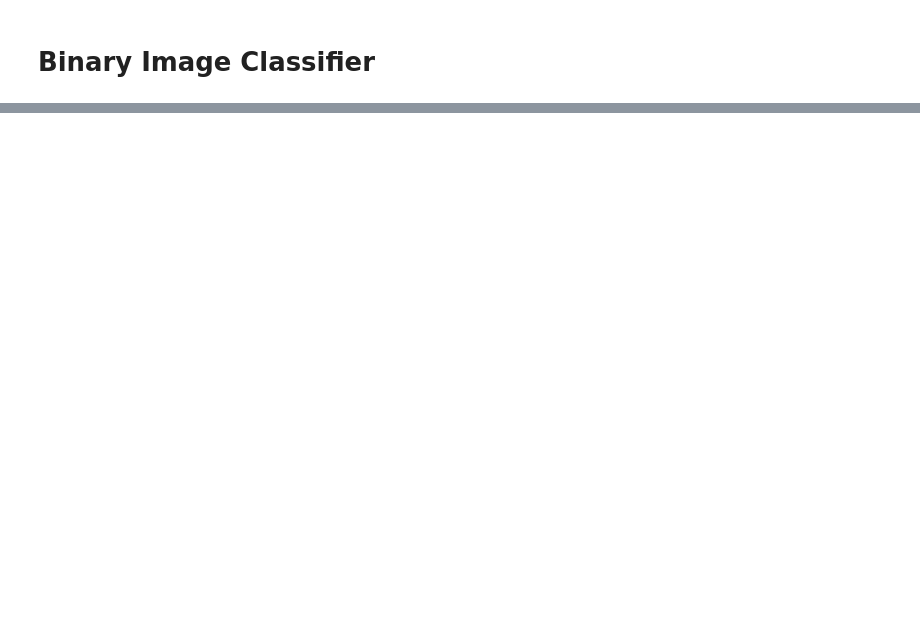
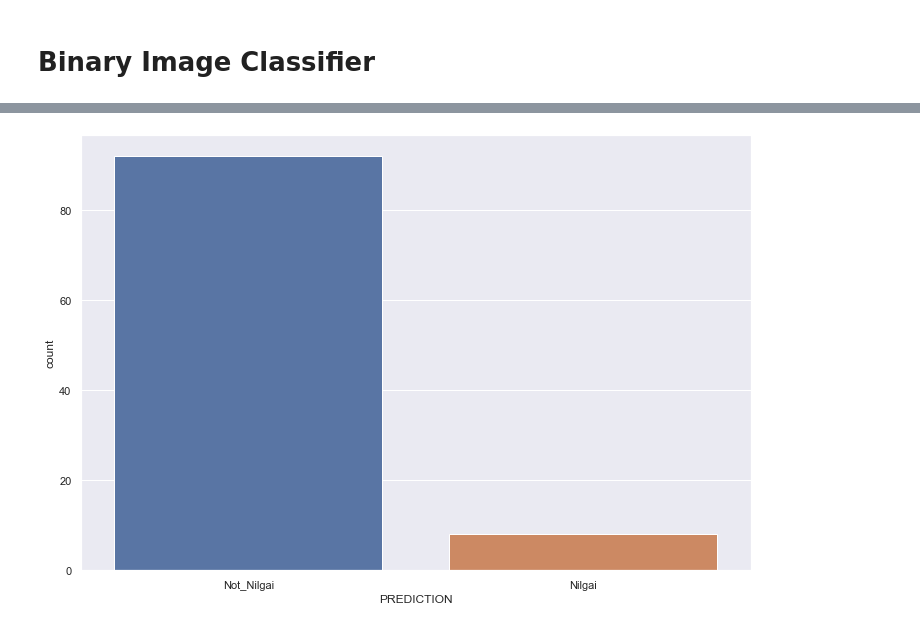
Before and after one commit to cbarbera/Nilgai, a Jupyter notebook: notebooks/make_binary_prediction.ipynb, the cells around one changed output, grey strips where cells are left out. Cells and saved outputs as stored; diff of their text form; code cells hidden in the pictures; blank space fills up the shorter version.

```diff
--- a/notebooks/make_binary_prediction.ipynb
+++ b/notebooks/make_binary_prediction.ipynb
@@ -6,7 +6,12 @@ import tensorflow as tf
 import tensorflow_hub as hub
 import os
 import numpy as np
+import pandas as pd
 import shutil
+import timeit
+import seaborn as sns
+import matplotlib.pyplot as plt
+sns.set(style="darkgrid")
 # %%
 # replace with your own directory location
 
@@ -67,0 +31,24 @@ predictions[3]
+# %%
+# load model
+model = tf.keras.models.load_model(model_path, custom_objects={'KerasLayer':hub.KerasLayer}, compile=True)
+# %%
+# load all images into a list
+timeit.Timer()
+images = []
+img_f_name = []
+img_src_path = []
+for img_name in os.listdir(sub_img_dir):
+    img = os.path.join(sub_img_dir, img_name)
+    img_src_path.append(img)
+    img = tf.keras.preprocessing.image.load_img(img, target_size=(img_width, img_height))
+    img = tf.keras.preprocessing.image.img_to_array(img)
+    img = img/255
+    img = np.expand_dims(img, axis=0)
+    images.append(img)
+    img_f_name.append(img_name)
+
+# stack up images list to pass for prediction
+images = np.vstack(img_vecs)
+classes = model.predict_classes(images, batch_size=1)
+end = timeit.timeit()
+print("Predictions on " + str(len(images)) + " images took " + str(end))
@@ -134,0 +83,12 @@ conf[1]
+# %%
+df=pd.DataFrame({'IMGPATH':img_src_path,
+                    'PREDICTION_ID':classes.flatten()})
+df['PREDICTION'] = df['PREDICTION_ID']
+df['PREDICTION'] = np.where(df['PREDICTION_ID']==1, 'Not_Nilgai',df['PREDICTION'])
+df['PREDICTION'] = np.where(df['PREDICTION_ID']==0, 'Nilgai',df['PREDICTION'])
+df.head()
+# %%
+fig, ax = plt.subplots(figsize=(12,8))
+ax = sns.countplot(x="PREDICTION", data=df)
+# %% [output]
+[figure, added]
```
Also changed, not shown: parts of 13 cells of this notebook.
